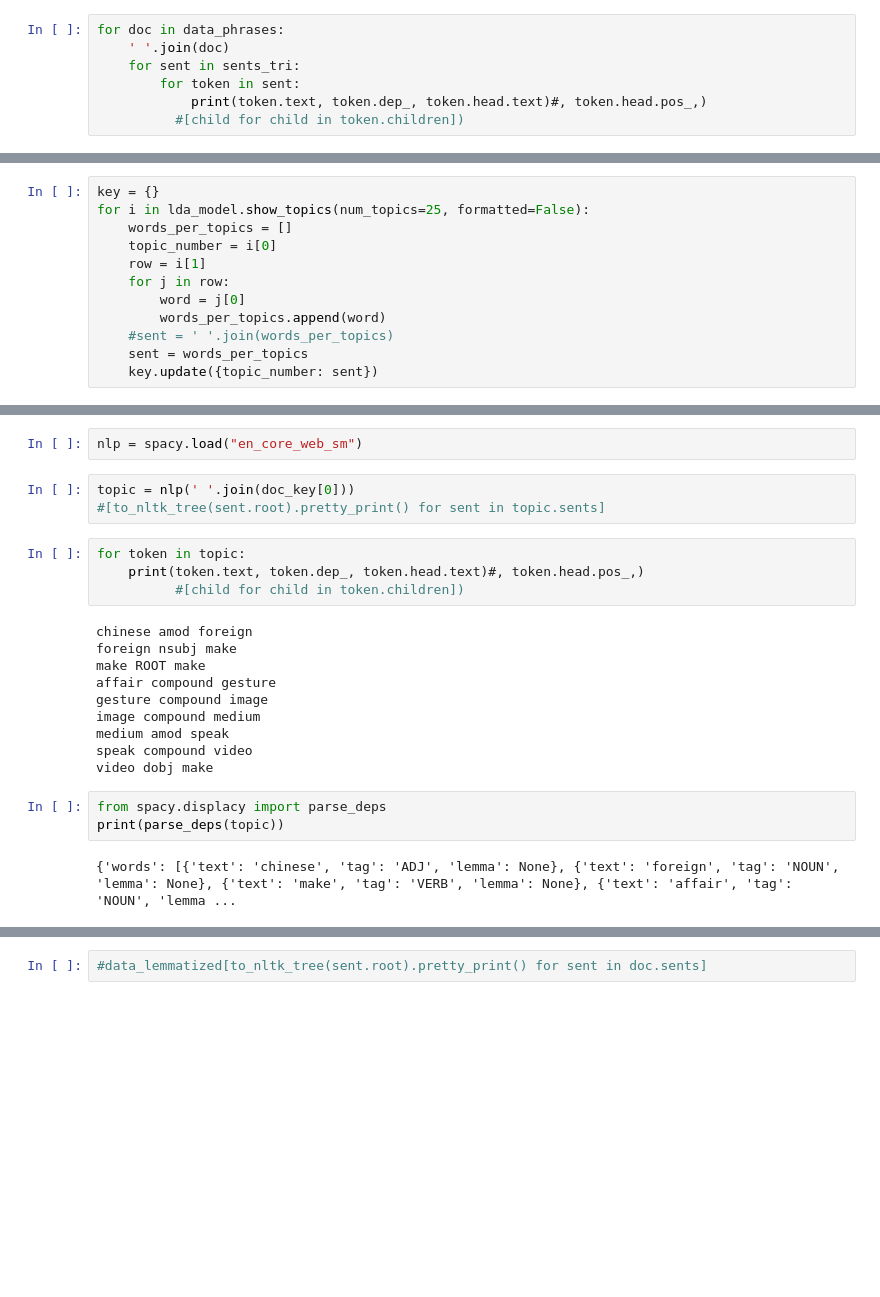
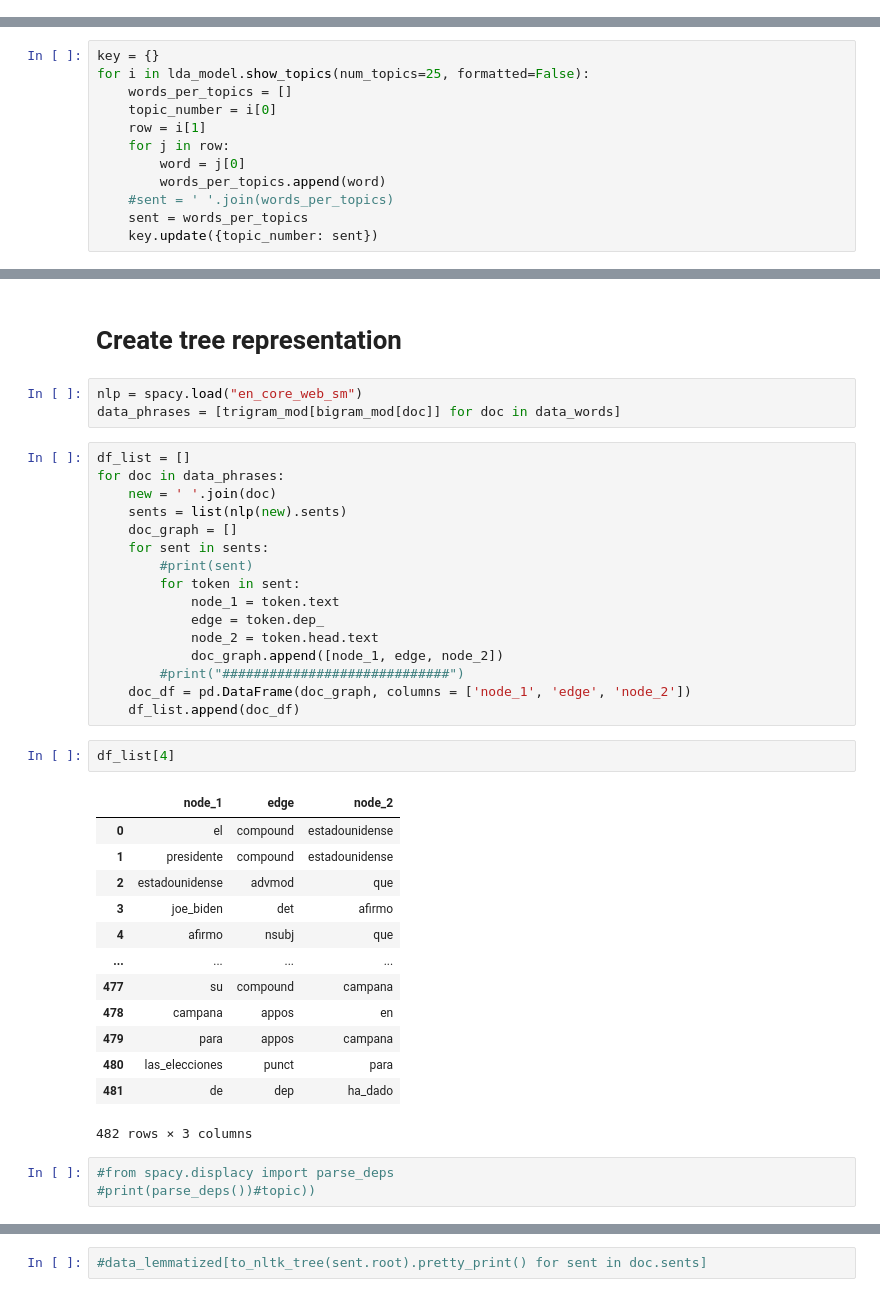
Before and after one commit to javag97/gensim-exploration-nb, a Jupyter notebook: gsm-demo-brian.ipynb, the cells around one changed output, grey strips where cells are left out. Cells and saved outputs as stored; diff of their text form; blank space fills up the shorter version.

```diff
--- a/gsm-demo-brian.ipynb
+++ b/gsm-demo-brian.ipynb
@@ -415,7 +327,0 @@ for doc in data_phrases:
-# %%
-for doc in data_phrases:
-    ' '.join(doc)
-    for sent in sents_tri:
-        for token in sent:
-            print(token.text, token.dep_, token.head.text)#, token.head.pos_,)
-          #[child for child in token.children])
@@ -456,25 +360,41 @@ for i in lda_model.show_topics(num_topics=25, formatted=False):
+# %% [markdown]
+# Create tree representation
 # %%
 nlp = spacy.load("en_core_web_sm")
+data_phrases = [trigram_mod[bigram_mod[doc]] for doc in data_words]
-# %%
-topic = nlp(' '.join(doc_key[0]))
-#[to_nltk_tree(sent.root).pretty_print() for sent in topic.sents]
-# %%
-for token in topic:
-    print(token.text, token.dep_, token.head.text)#, token.head.pos_,)
-          #[child for child in token.children])
-# %% [output]
-chinese amod foreign
-foreign nsubj make
-make ROOT make
-affair compound gesture
-gesture compound image
-image compound medium
-medium amod speak
-speak compound video
-video dobj make
+# %%
+df_list = []
+for doc in data_phrases:
+    new = ' '.join(doc)
+    sents = list(nlp(new).sents)
+    doc_graph = []
+    for sent in sents:
+        #print(sent)
+        for token in sent:
+            node_1 = token.text
+            edge = token.dep_
+            node_2 = token.head.text
+            doc_graph.append([node_1, edge, node_2])
+        #print("#############################")
+    doc_df = pd.DataFrame(doc_graph, columns = ['node_1', 'edge', 'node_2'])
+    df_list.append(doc_df)
+# %%
+df_list[4]
+# %% [output]
+|  | node_1 | edge | node_2 |
+| 0 | el | compound | estadounidense |
+| 1 | presidente | compound | estadounidense |
+| 2 | estadounidense | advmod | que |
+| 3 | joe_biden | det | afirmo |
+| 4 | afirmo | nsubj | que |
+| ... | ... | ... | ... |
+| 477 | su | compound | campana |
+| 478 | campana | appos | en |
+| 479 | para | appos | campana |
+| 480 | las_elecciones | punct | para |
+| 481 | de | dep | ha_dado |
+482 rows × 3 columns
 # %%
-from spacy.displacy import parse_deps
-print(parse_deps(topic))
+#from spacy.displacy import parse_deps
+#print(parse_deps())#topic))
-# %% [output]
-{'words': [{'text': 'chinese', 'tag': 'ADJ', 'lemma': None}, {'text': 'foreign', 'tag': 'NOUN', 'lemma': None}, {'text': 'make', 'tag': 'VERB', 'lemma': None}, {'text': 'affair', 'tag': 'NOUN', 'lemma ...
 # %%
```
Also changed, not shown: parts of 33 cells of this notebook, 1 other file.
